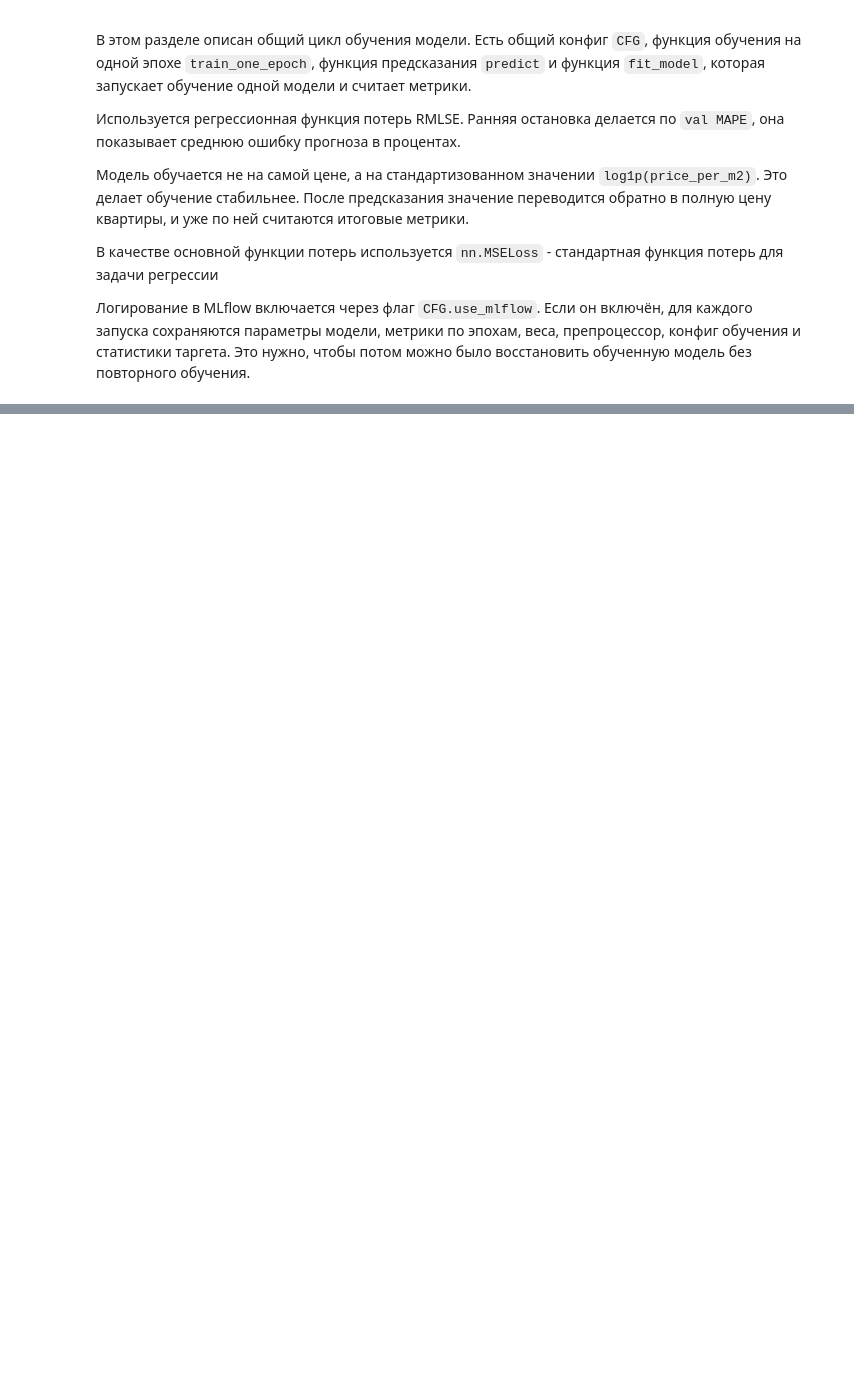
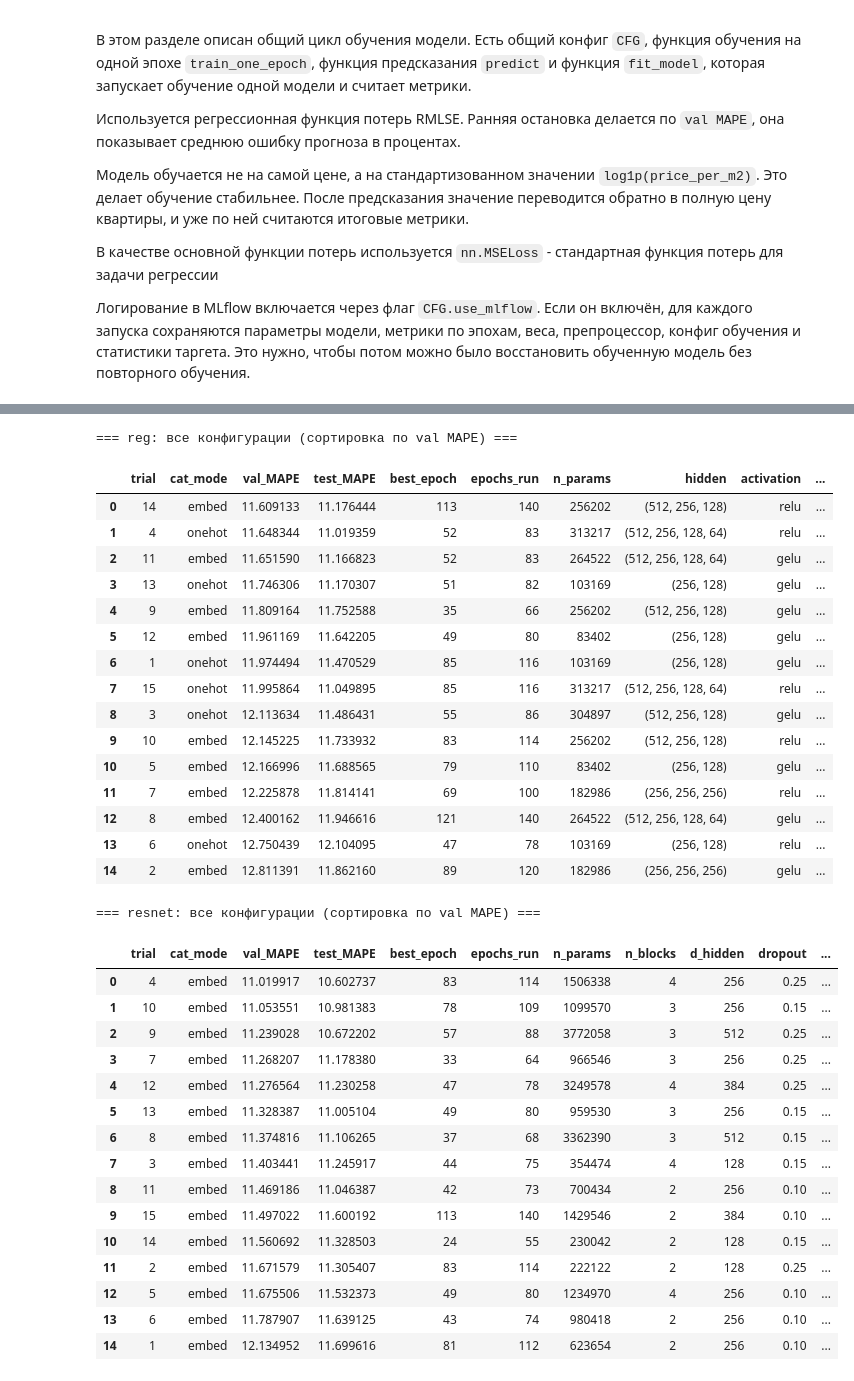
Before and after one commit to QuickSilver-1/GP5-NN, a Jupyter notebook: notebooks/ГП_5_задание1.ipynb, the cells around one changed output, grey strips where cells are left out. Saved outputs shown, nothing was run; the diff lists cells and outputs as text; code cells hidden in the pictures; blank space fills up the shorter version.

```diff
--- a/notebooks/ГП_5_задание1.ipynb
+++ b/notebooks/ГП_5_задание1.ipynb
@@ -1392,0 +1625,32 @@ class ResNetMLP(nn.Module):
+# %%
+
+"""
+НЕ ПЕРЕЗАПУСКАТЬ - это с MSELoss
+# поиск по трём архитектурам
+# N_TRIALS - сколько конфигов на каждую
+N_TRIALS = 15
+
+best_simple, tbl_simple = run_search('simple', n_iter=N_TRIALS)
+best_reg,    tbl_reg    = run_search('reg',    n_iter=N_TRIALS)
+best_resnet, tbl_resnet = run_search('resnet', n_iter=N_TRIALS)
+
+# лучший конфиг каждой сети
+nn_best = {
+    '1_simple_mlp':   best_simple,
+    '2_reg_mlp':      best_reg,
+    '3_resnet_embed': best_resnet,
+}
+
+print('\nЛучшая конфигурация каждой архитектуры:')
+for name, r in nn_best.items():
+    print(f'  {name:16s} | val {r["val"]["MAPE"]:.2f}% | test {r["test"]["MAPE"]:.2f}% '
+          f'| эпоха {r["best_epoch"]} | {r["n_params"]:,} параметров | {r["params"]}')
+
+best_nn_name = min(nn_best, key=lambda k: nn_best[k]['val']['MAPE'])
+print(f'\nЛучшая нейросеть по val MAPE: {best_nn_name}')
+
+# таблицы со всеми конфигами по каждой архитектуре
+for name, tbl in [('simple', tbl_simple), ('reg', tbl_reg), ('resnet', tbl_resnet)]:
+    print(f'\n=== {name}: все конфигурации (сортировка по val MAPE) ===')
+    display(tbl)"""
+# %% [output]
@@ -1392,0 +1690,34 @@ class ResNetMLP(nn.Module):
+=== reg: все конфигурации (сортировка по val MAPE) ===
+|  | trial | cat_mode | val_MAPE | test_MAPE | best_epoch | epochs_run | n_params | hidden | activation | ... |
+| 0 | 14 | embed | 11.609133 | 11.176444 | 113 | 140 | 256202 | (512, 256, 128) | relu | ... |
+| 1 | 4 | onehot | 11.648344 | 11.019359 | 52 | 83 | 313217 | (512, 256, 128, 64) | relu | ... |
+| 2 | 11 | embed | 11.651590 | 11.166823 | 52 | 83 | 264522 | (512, 256, 128, 64) | gelu | ... |
+| 3 | 13 | onehot | 11.746306 | 11.170307 | 51 | 82 | 103169 | (256, 128) | gelu | ... |
+| 4 | 9 | embed | 11.809164 | 11.752588 | 35 | 66 | 256202 | (512, 256, 128) | gelu | ... |
+| 5 | 12 | embed | 11.961169 | 11.642205 | 49 | 80 | 83402 | (256, 128) | gelu | ... |
+| 6 | 1 | onehot | 11.974494 | 11.470529 | 85 | 116 | 103169 | (256, 128) | gelu | ... |
+| 7 | 15 | onehot | 11.995864 | 11.049895 | 85 | 116 | 313217 | (512, 256, 128, 64) | relu | ... |
+| 8 | 3 | onehot | 12.113634 | 11.486431 | 55 | 86 | 304897 | (512, 256, 128) | gelu | ... |
+| 9 | 10 | embed | 12.145225 | 11.733932 | 83 | 114 | 256202 | (512, 256, 128) | relu | ... |
+| 10 | 5 | embed | 12.166996 | 11.688565 | 79 | 110 | 83402 | (256, 128) | gelu | ... |
+| 11 | 7 | embed | 12.225878 | 11.814141 | 69 | 100 | 182986 | (256, 256, 256) | relu | ... |
+| 12 | 8 | embed | 12.400162 | 11.946616 | 121 | 140 | 264522 | (512, 256, 128, 64) | gelu | ... |
+| 13 | 6 | onehot | 12.750439 | 12.104095 | 47 | 78 | 103169 | (256, 128) | relu | ... |
+| 14 | 2 | embed | 12.811391 | 11.862160 | 89 | 120 | 182986 | (256, 256, 256) | gelu | ... |
+=== resnet: все конфигурации (сортировка по val MAPE) ===
+|  | trial | cat_mode | val_MAPE | test_MAPE | best_epoch | epochs_run | n_params | n_blocks | d_hidden | dropout | ... |
+| 0 | 4 | embed | 11.019917 | 10.602737 | 83 | 114 | 1506338 | 4 | 256 | 0.25 | ... |
+| 1 | 10 | embed | 11.053551 | 10.981383 | 78 | 109 | 1099570 | 3 | 256 | 0.15 | ... |
+| 2 | 9 | embed | 11.239028 | 10.672202 | 57 | 88 | 3772058 | 3 | 512 | 0.25 | ... |
+| 3 | 7 | embed | 11.268207 | 11.178380 | 33 | 64 | 966546 | 3 | 256 | 0.25 | ... |
+| 4 | 12 | embed | 11.276564 | 11.230258 | 47 | 78 | 3249578 | 4 | 384 | 0.25 | ... |
+| 5 | 13 | embed | 11.328387 | 11.005104 | 49 | 80 | 959530 | 3 | 256 | 0.15 | ... |
+| 6 | 8 | embed | 11.374816 | 11.106265 | 37 | 68 | 3362390 | 3 | 512 | 0.15 | ... |
+| 7 | 3 | embed | 11.403441 | 11.245917 | 44 | 75 | 354474 | 4 | 128 | 0.15 | ... |
+| 8 | 11 | embed | 11.469186 | 11.046387 | 42 | 73 | 700434 | 2 | 256 | 0.10 | ... |
+| 9 | 15 | embed | 11.497022 | 11.600192 | 113 | 140 | 1429546 | 2 | 384 | 0.10 | ... |
+| 10 | 14 | embed | 11.560692 | 11.328503 | 24 | 55 | 230042 | 2 | 128 | 0.15 | ... |
+| 11 | 2 | embed | 11.671579 | 11.305407 | 83 | 114 | 222122 | 2 | 128 | 0.25 | ... |
+| 12 | 5 | embed | 11.675506 | 11.532373 | 49 | 80 | 1234970 | 4 | 256 | 0.10 | ... |
+| 13 | 6 | embed | 11.787907 | 11.639125 | 43 | 74 | 980418 | 2 | 256 | 0.10 | ... |
+| 14 | 1 | embed | 12.134952 | 11.699616 | 81 | 112 | 623654 | 2 | 256 | 0.10 | ... |
```
Also changed, not shown: parts of 23 cells of this notebook, 5 other files.
